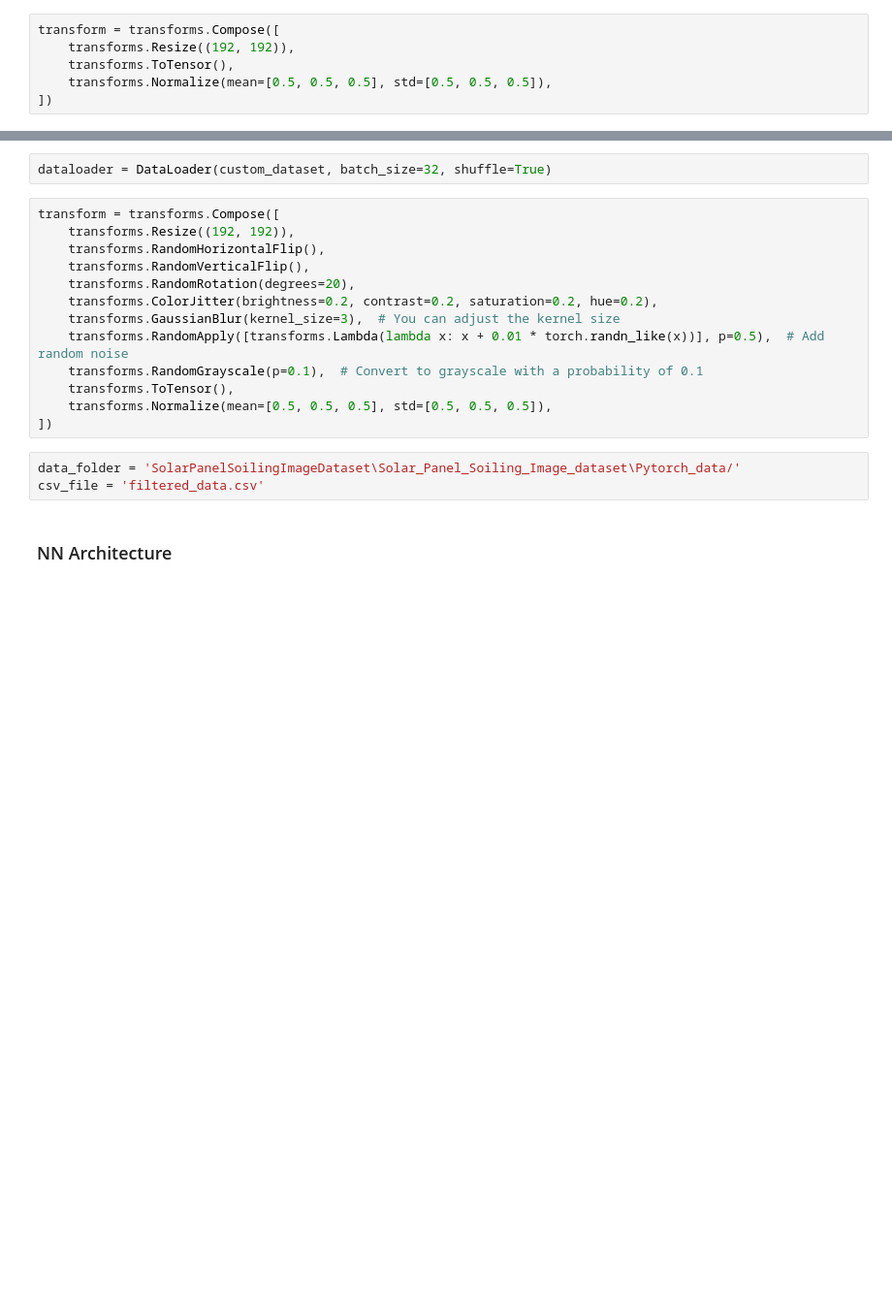
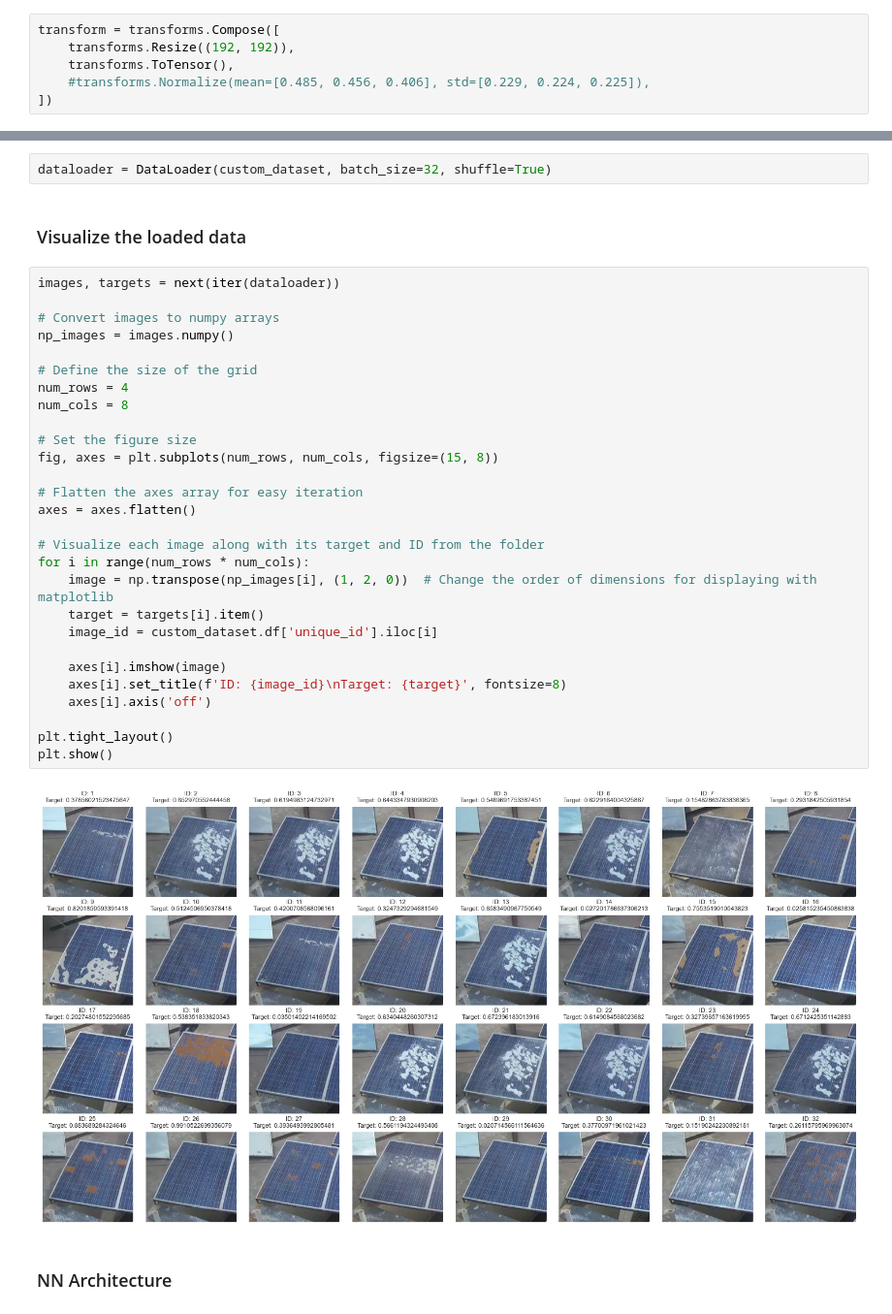
Before and after one commit to tomasrodriguesf1/CV-Project, a Jupyter notebook: ML_Pipeline.ipynb, the cells around one changed output, grey strips where cells are left out. Shown at 97% size. Drawn from its saved outputs; the diff is of its cells as text; blank space fills up the shorter version.

```diff
--- a/ML_Pipeline.ipynb
+++ b/ML_Pipeline.ipynb
@@ -39,27 +41,43 @@ img_folder_path = 'SolarPanelSoilingImageDataset\Solar_Panel_Soiling_Image_datas
 transform = transforms.Compose([
     transforms.Resize((192, 192)),
     transforms.ToTensor(),
-    transforms.Normalize(mean=[0.5, 0.5, 0.5], std=[0.5, 0.5, 0.5]),
+    #transforms.Normalize(mean=[0.485, 0.456, 0.406], std=[0.229, 0.224, 0.225]),
 ])
 # %%
 custom_dataset = CustomDataset(csv_file=csv_file_path, img_folder=img_folder_path, transform=transform)
 # %%
 dataloader = DataLoader(custom_dataset, batch_size=32, shuffle=True)
-# %%
-transform = transforms.Compose([
-    transforms.Resize((192, 192)),
-    transforms.RandomHorizontalFlip(),
-    transforms.RandomVerticalFlip(),
-    transforms.RandomRotation(degrees=20),
-    transforms.ColorJitter(brightness=0.2, contrast=0.2, saturation=0.2, hue=0.2),
-    transforms.GaussianBlur(kernel_size=3),  # You can adjust the kernel size
-    transforms.RandomApply([transforms.Lambda(lambda x: x + 0.01 * torch.randn_like(x))], p=0.5),  # Add random noise
-    transforms.RandomGrayscale(p=0.1),  # Convert to grayscale with a probability of 0.1
-    transforms.ToTensor(),
-    transforms.Normalize(mean=[0.5, 0.5, 0.5], std=[0.5, 0.5, 0.5]),
-])
-# %%
-data_folder = 'SolarPanelSoilingImageDataset\Solar_Panel_Soiling_Image_dataset\Pytorch_data/'
-csv_file = 'filtered_data.csv'
+# %% [markdown]
+### Visualize the loaded data
+# %%
+images, targets = next(iter(dataloader))
+
+# Convert images to numpy arrays
+np_images = images.numpy()
+
+# Define the size of the grid
+num_rows = 4
+num_cols = 8
+
+# Set the figure size
+fig, axes = plt.subplots(num_rows, num_cols, figsize=(15, 8))
+
+# Flatten the axes array for easy iteration
+axes = axes.flatten()
+
+# Visualize each image along with its target and ID from the folder
+for i in range(num_rows * num_cols):
+    image = np.transpose(np_images[i], (1, 2, 0))  # Change the order of dimensions for displaying with matplotlib
+    target = targets[i].item()
+    image_id = custom_dataset.df['unique_id'].iloc[i]
+
+    axes[i].imshow(image)
+    axes[i].set_title(f'ID: {image_id}\nTarget: {target}', fontsize=8)
+    axes[i].axis('off')
+
+plt.tight_layout()
+plt.show()
+# %% [output]
+[figure, added]
 # %% [markdown]
 ### NN Architecture
```
Also changed, not shown: parts of 2 cells of this notebook, 1 other file.
